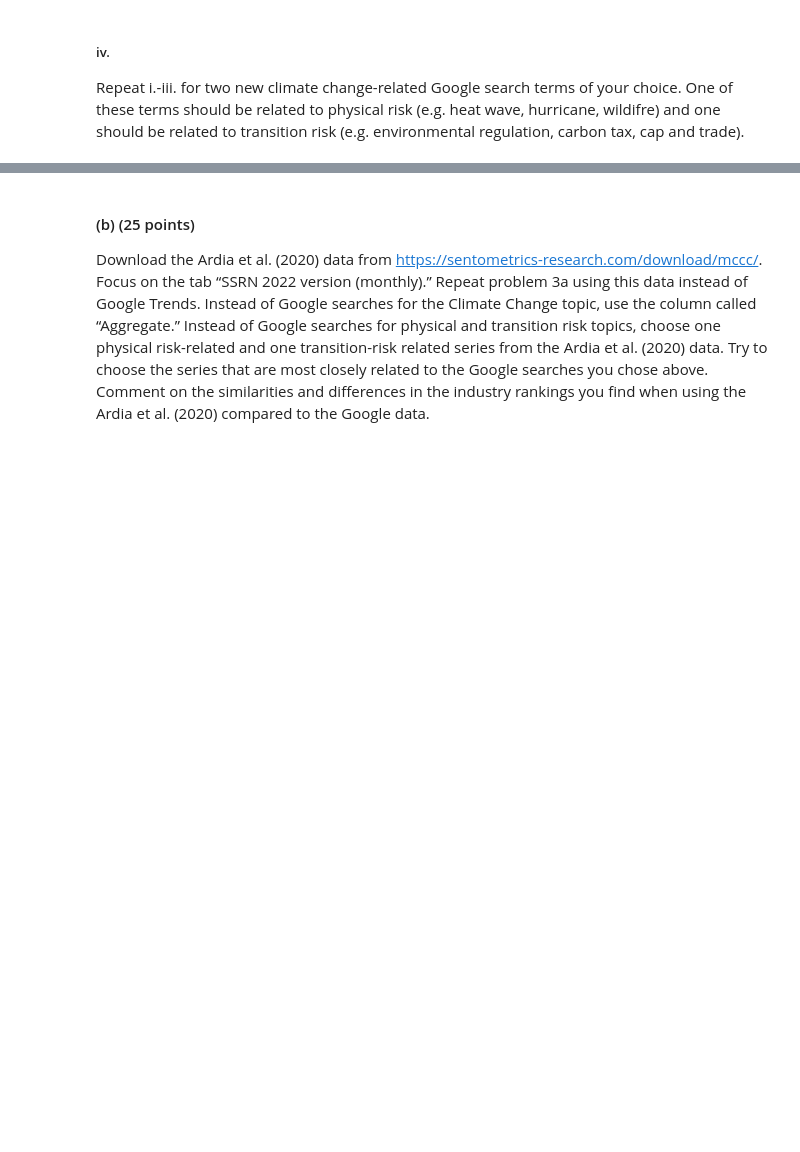
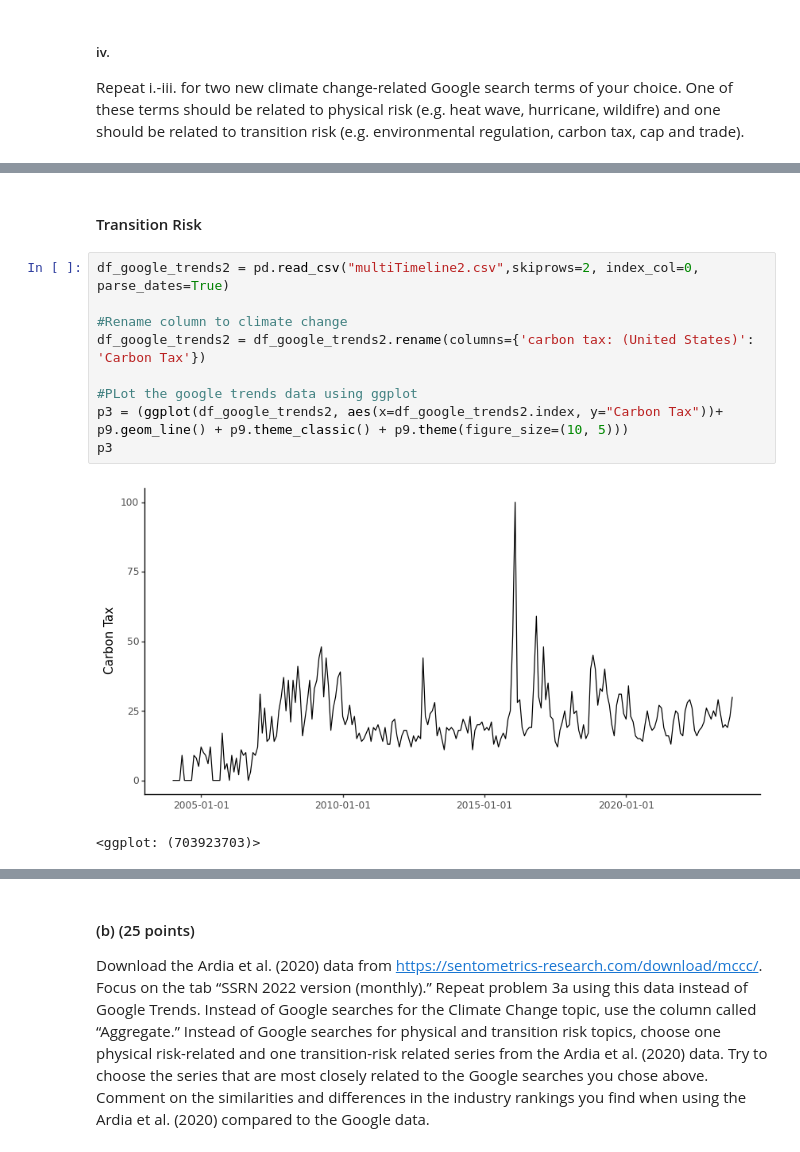
Before and after one commit to alanwake47/FINM-35000-Topics-in-Econ, a Jupyter notebook: week1/hw1/HW1_G2.ipynb, the cells around one changed output, grey strips where cells are left out. Drawn from its saved outputs; the diff is of its cells as text; blank space fills up the shorter version.

```diff
--- a/week1/hw1/HW1_G2.ipynb
+++ b/week1/hw1/HW1_G2.ipynb
@@ -56,0 +667,14 @@ Repeat i.-iii. for two new climate change-related Google search terms of your ch
+# %% [markdown]
+#### Transition Risk
+# %%
+df_google_trends2 = pd.read_csv("multiTimeline2.csv",skiprows=2, index_col=0, parse_dates=True)
+
+#Rename column to climate change
+df_google_trends2 = df_google_trends2.rename(columns={'carbon tax: (United States)': 'Carbon Tax'})
+
+#PLot the google trends data using ggplot
+p3 = (ggplot(df_google_trends2, aes(x=df_google_trends2.index, y="Carbon Tax"))+ p9.geom_line() + p9.theme_classic() + p9.theme(figure_size=(10, 5)))
+p3
+# %% [output]
+[figure, added]
+<ggplot: (703923703)>
```
Also changed, not shown: parts of 78 cells of this notebook, 7 other files.
